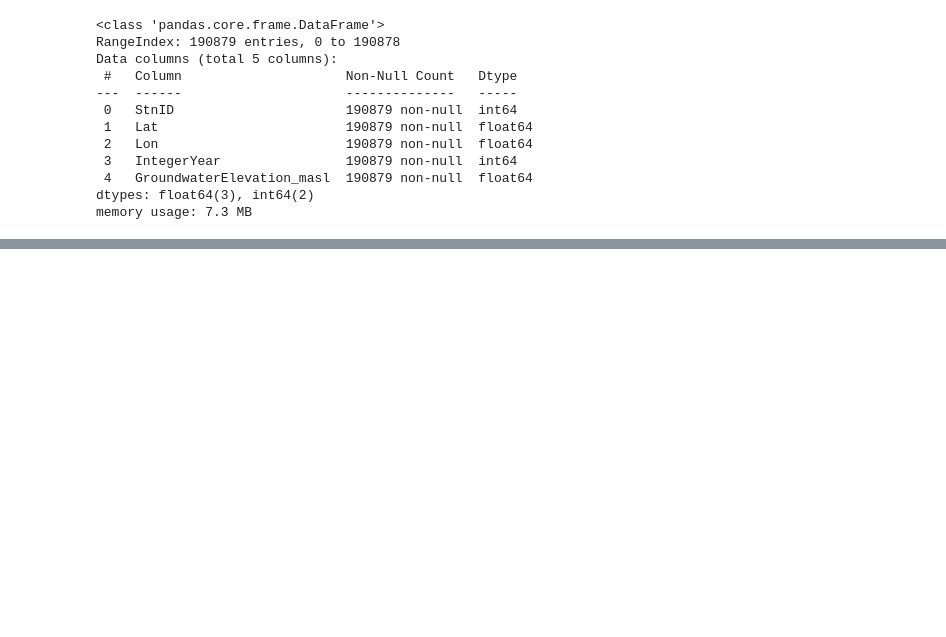
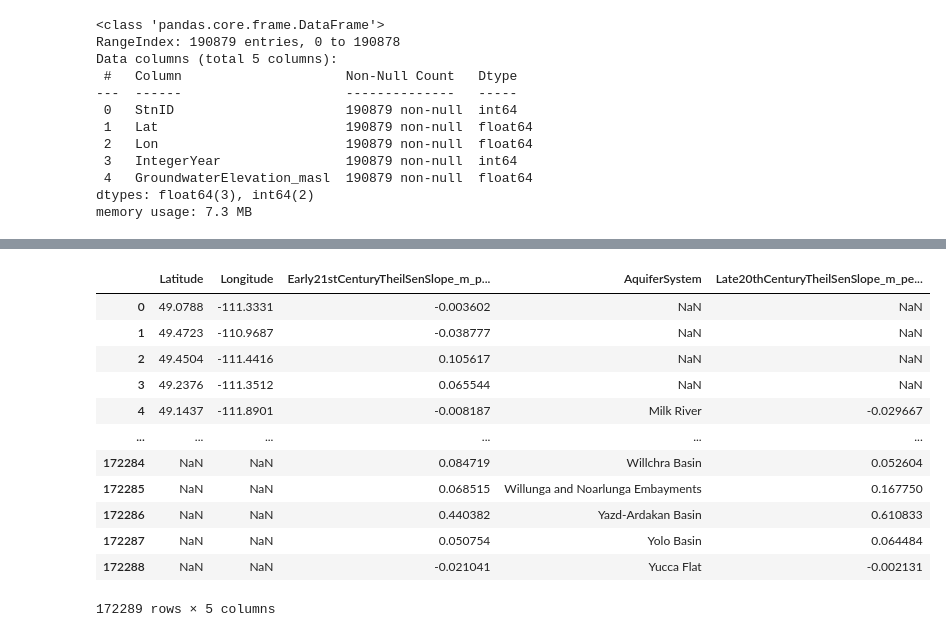
Before and after one commit to mkesslerct/datadive_team4, a Jupyter notebook: project.ipynb, the cells around one changed output, grey strips where cells are left out. Saved outputs shown, nothing was run; the diff lists cells and outputs as text; code cells hidden in the pictures; blank space fills up the shorter version.

```diff
--- a/project.ipynb
+++ b/project.ipynb
@@ -49,3 +73,19 @@ memory usage: 7.3 MB
+# %%
+aquifers_merged
+# %% [output]
+|  | Latitude | Longitude | Early21stCenturyTheilSenSlope_m_p... | AquiferSystem | Late20thCenturyTheilSenSlope_m_pe... |
+| 0 | 49.0788 | -111.3331 | -0.003602 | NaN | NaN |
+| 1 | 49.4723 | -110.9687 | -0.038777 | NaN | NaN |
+| 2 | 49.4504 | -111.4416 | 0.105617 | NaN | NaN |
+| 3 | 49.2376 | -111.3512 | 0.065544 | NaN | NaN |
+| 4 | 49.1437 | -111.8901 | -0.008187 | Milk River | -0.029667 |
+| ... | ... | ... | ... | ... | ... |
+| 172284 | NaN | NaN | 0.084719 | Willchra Basin | 0.052604 |
+| 172285 | NaN | NaN | 0.068515 | Willunga and Noarlunga Embayments | 0.167750 |
+| 172286 | NaN | NaN | 0.440382 | Yazd-Ardakan Basin | 0.610833 |
+| 172287 | NaN | NaN | 0.050754 | Yolo Basin | 0.064484 |
+| 172288 | NaN | NaN | -0.021041 | Yucca Flat | -0.002131 |
+172289 rows × 5 columns
 # %%
 #Rango de coordenadas: 42.56 3.57 (Noreste)
 #                      35.12 0.95 (Sureste)
```
Also changed, not shown: parts of 5 cells of this notebook.
